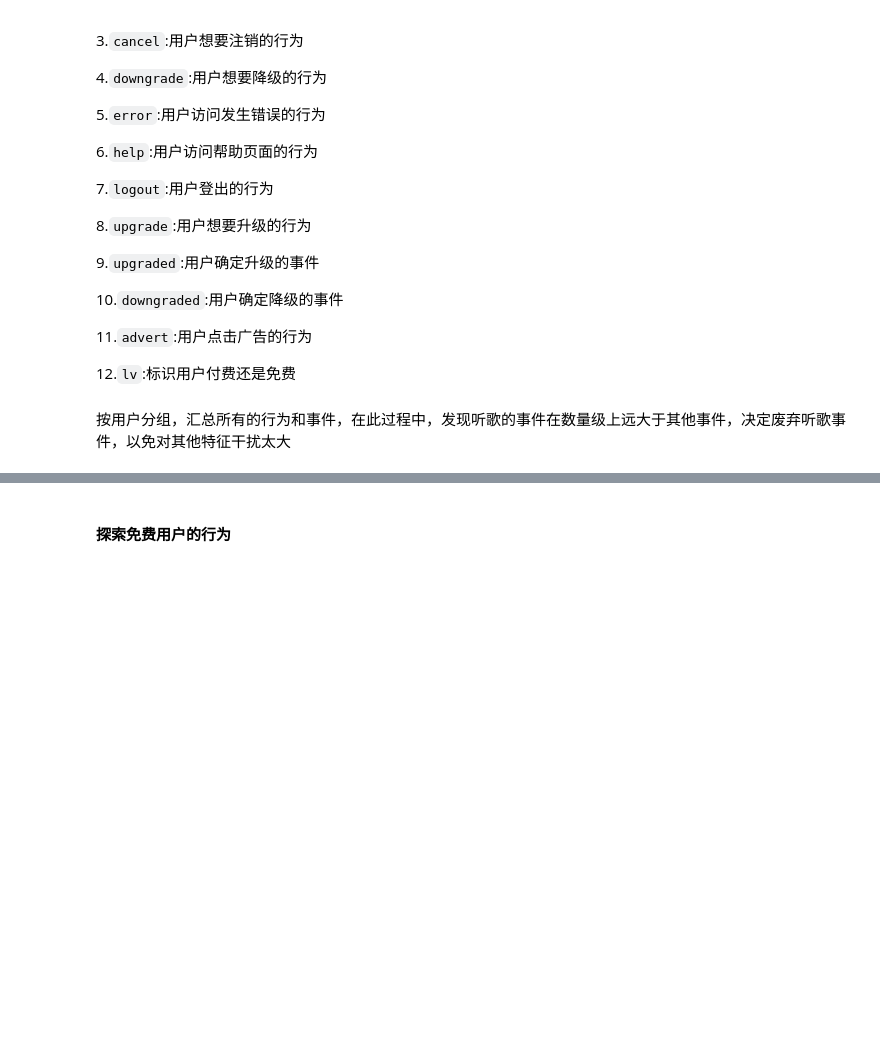
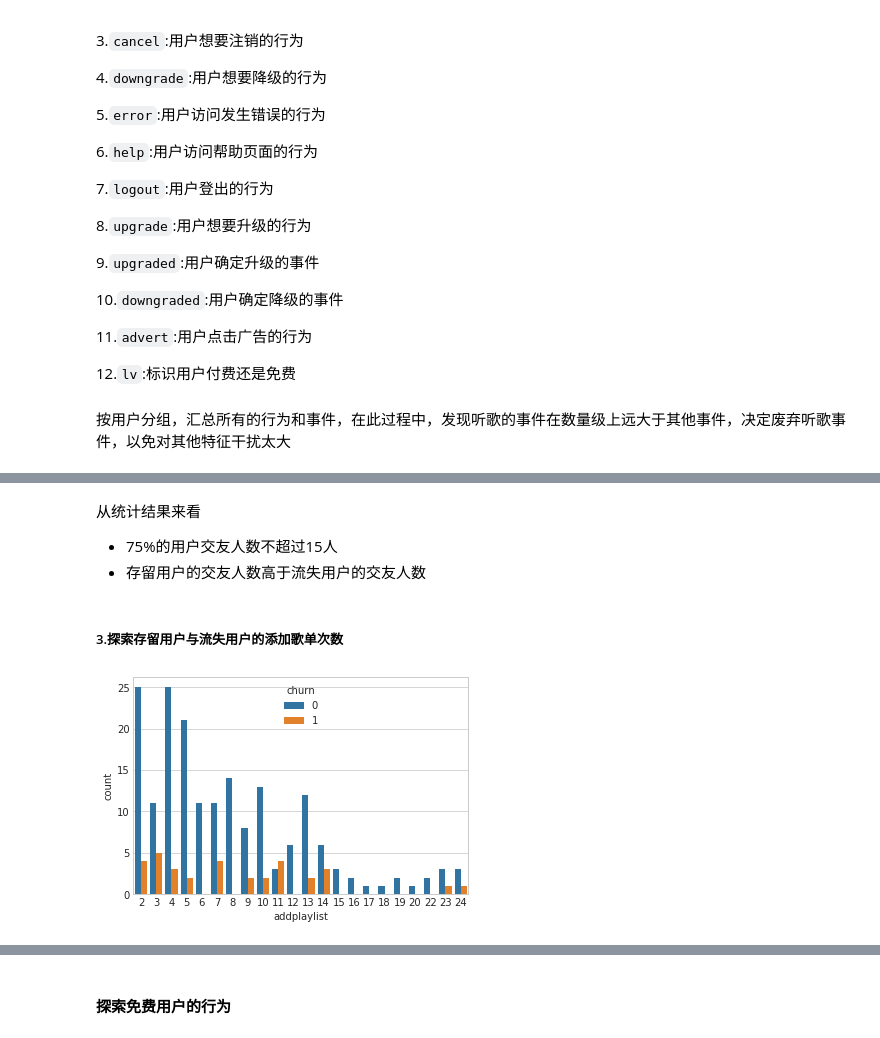
Before and after one commit to chenqin-km/nanodegrees, a Jupyter notebook: Sparkify-zh.ipynb, the cells around one changed output, grey strips where cells are left out. Saved outputs shown, nothing was run; the diff lists cells and outputs as text; code cells hidden in the pictures; blank space fills up the shorter version.

```diff
--- a/Sparkify-zh.ipynb
+++ b/Sparkify-zh.ipynb
@@ -348,0 +705,12 @@ pd_user_acts.head()
+# %% [markdown]
+从统计结果来看
+- 75%的用户交友人数不超过15人
+- 存留用户的交友人数高于流失用户的交友人数
+# %% [markdown]
+##### 3.探索存留用户与流失用户的添加歌单次数
+# %%
+pd_addplaylist= pd_user_acts[(pd_user_acts.addplaylist >= pd_user_acts.addplaylist.quantile(0.15)) \
+                         & (pd_user_acts.addplaylist <= pd_user_acts.addplaylist.quantile(0.75)) ]
+sns.countplot(x="addplaylist", hue="churn", data=pd_addplaylist);
+# %% [output]
+[figure, added]
```
Also changed, not shown: parts of 72 cells of this notebook.
